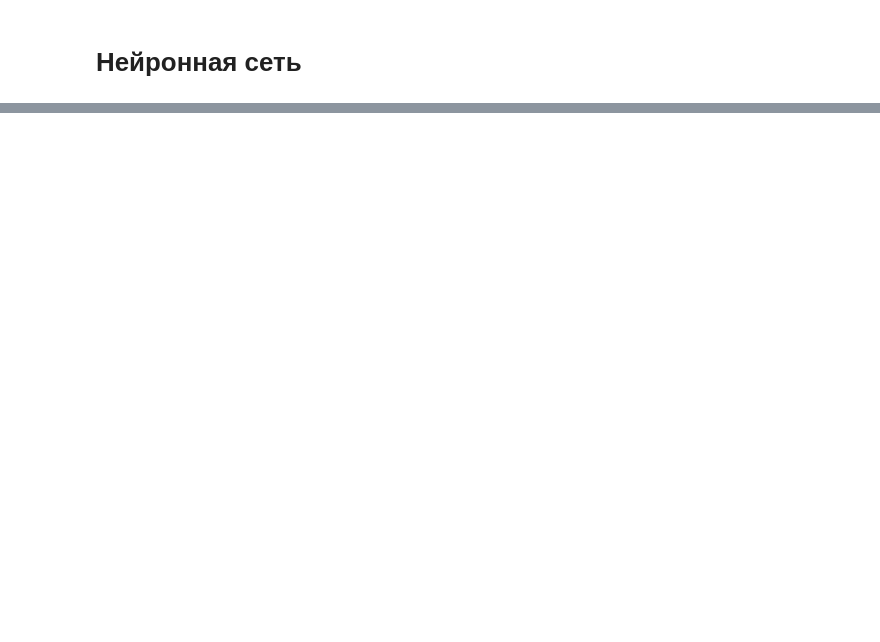
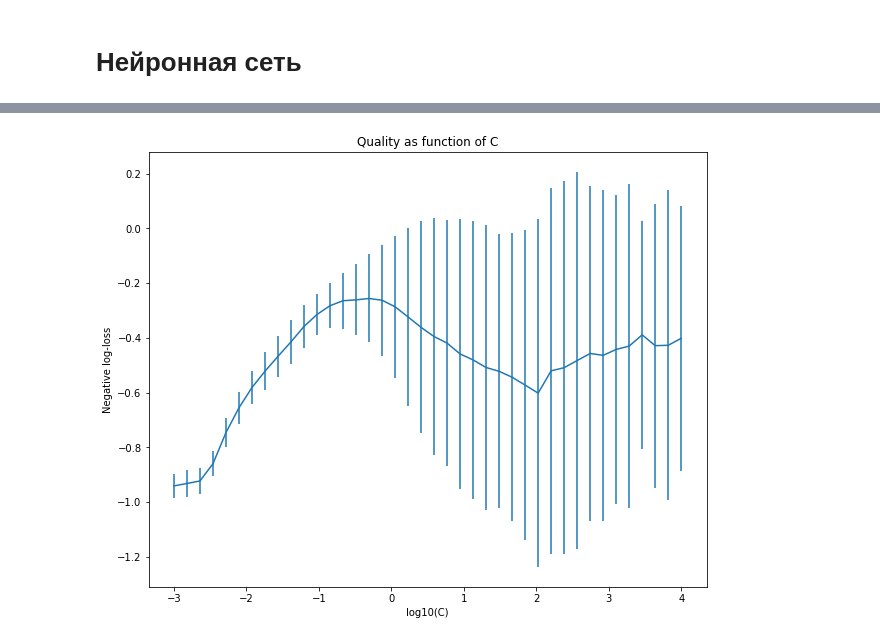
Before and after one commit to Intelligent-Systems-Phystech/BSThesis, a Jupyter notebook: Ivanychev2018/code/Learn.ipynb, the cells around one changed output, grey strips where cells are left out. Drawn from its saved outputs; the diff is of its cells as text; code cells hidden in the pictures; blank space fills up the shorter version.

```diff
--- a/Ivanychev2018/code/Learn.ipynb
+++ b/Ivanychev2018/code/Learn.ipynb
@@ -151,0 +162,8 @@ KeyboardInterrupt:
+# %%
+grid = {
+    'C': 10 ** np.linspace(-3, 4, 40)
+}
+clf = sklearn.linear_model.LogisticRegression(penalty='l1', solver='liblinear')
+gs = sklearn.model_selection.GridSearchCV(clf, grid, scoring='neg_log_loss', cv=10, n_jobs=-1, verbose=1,
+                                          return_train_score=True`)
+gs.fit(X_intermediate, Y)
@@ -151,0 +186,10 @@ KeyboardInterrupt:
+# %%
+plt.figure(figsize=(10, 8))
+c_grid = gs.param_grid['C']
+plt.errorbar(np.log10(c_grid), gs.cv_results_['mean_test_score'], gs.cv_results_['std_test_score'])
+plt.xlabel('log10(C)')
+plt.ylabel('Negative log-loss')
+plt.title("Quality as function of C")
+plt.savefig("../pics/lr_quality_C.png", dpi=200)
+# %% [output]
+[figure, added]
```
Also changed, not shown: parts of 15 cells of this notebook, 11 other files.
